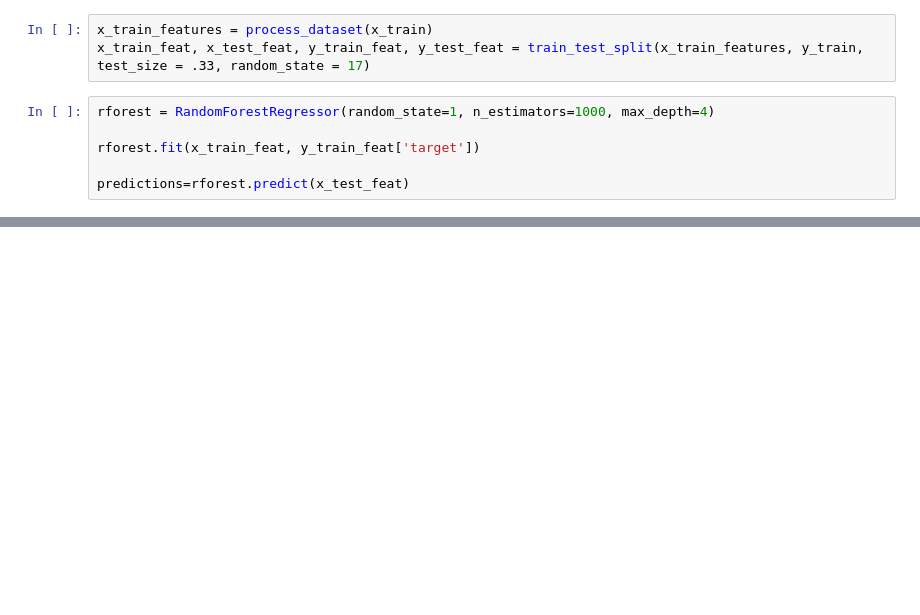
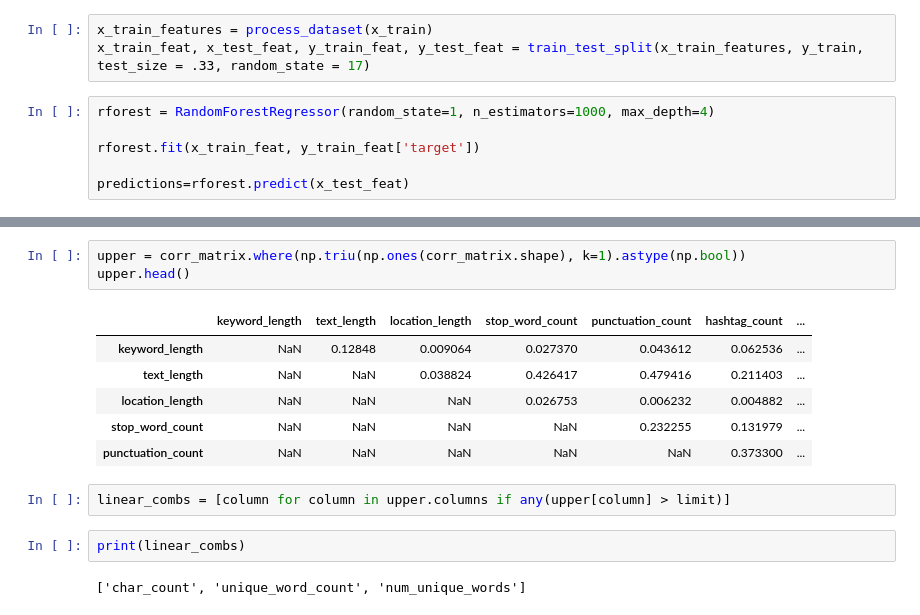
Before and after one commit to maxilevi/tp2-datos, a Jupyter notebook: FeatureImportance.ipynb, the cells around one changed output, grey strips where cells are left out. Cells and saved outputs as stored; diff of their text form; blank space fills up the shorter version.

Commit message:
Add linear correlation

```diff
--- a/FeatureImportance.ipynb
+++ b/FeatureImportance.ipynb
@@ -29,0 +44,16 @@ Text(0, 0.5, 'Features')
+# %%
+upper = corr_matrix.where(np.triu(np.ones(corr_matrix.shape), k=1).astype(np.bool))
+upper.head()
+# %% [output]
+|  | keyword_length | text_length | location_length | stop_word_count | punctuation_count | hashtag_count | ... |
+| keyword_length | NaN | 0.12848 | 0.009064 | 0.027370 | 0.043612 | 0.062536 | ... |
+| text_length | NaN | NaN | 0.038824 | 0.426417 | 0.479416 | 0.211403 | ... |
+| location_length | NaN | NaN | NaN | 0.026753 | 0.006232 | 0.004882 | ... |
+| stop_word_count | NaN | NaN | NaN | NaN | 0.232255 | 0.131979 | ... |
+| punctuation_count | NaN | NaN | NaN | NaN | NaN | 0.373300 | ... |
+# %%
+linear_combs = [column for column in upper.columns if any(upper[column] > limit)]
+# %%
+print(linear_combs)
+# %% [output]
+['char_count', 'unique_word_count', 'num_unique_words']
```
Also changed, not shown: parts of 4 cells of this notebook.
